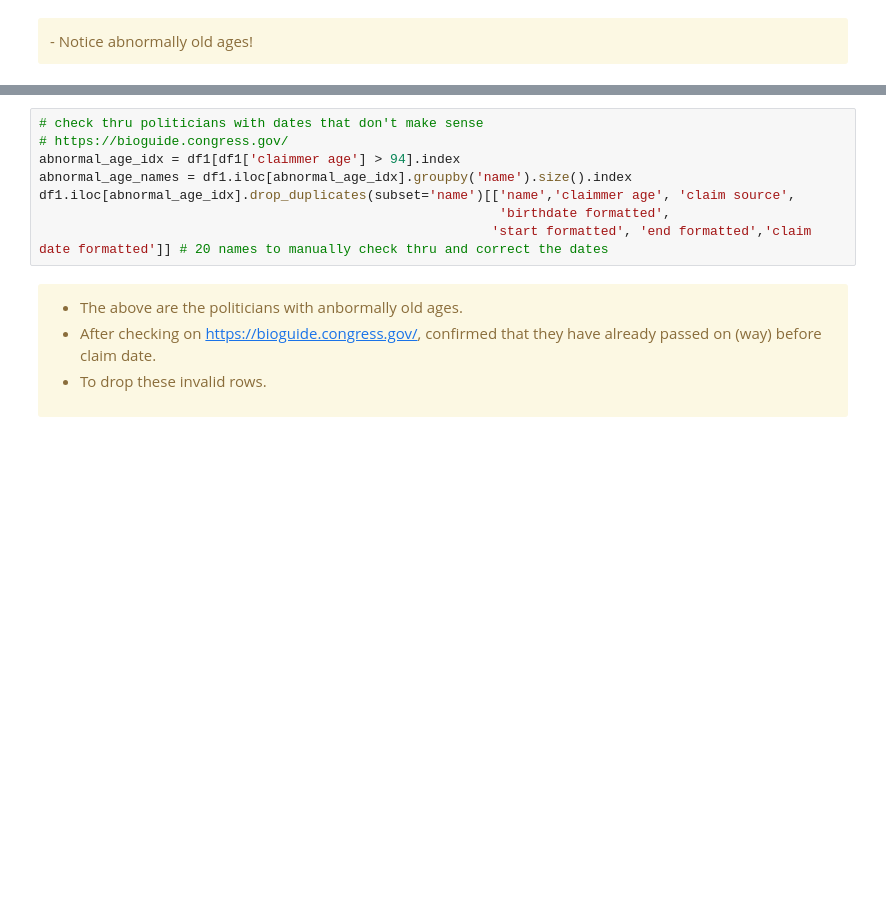
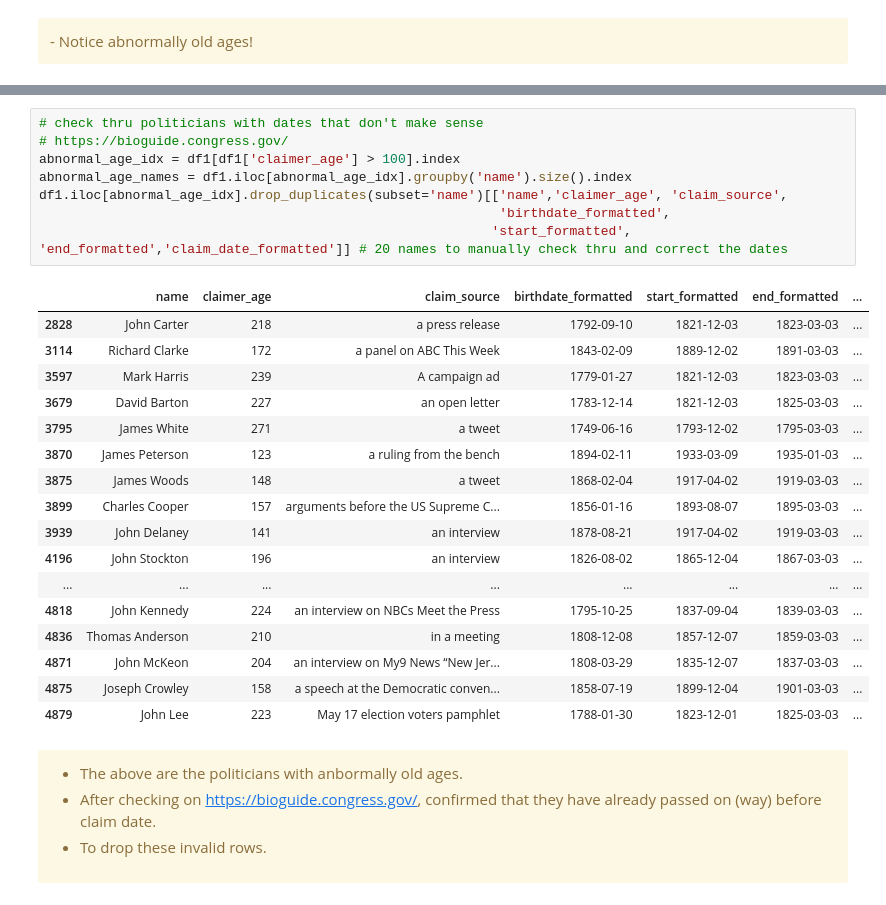
Before and after one commit to lohdaijiu/BT4222_FakeNewsClassifier, a Jupyter notebook: FeatureEngineering.ipynb, the cells around one changed output, grey strips where cells are left out. Drawn from its saved outputs; the diff is of its cells as text; blank space fills up the shorter version.

```diff
--- a/FeatureEngineering.ipynb
+++ b/FeatureEngineering.ipynb
@@ -83,11 +190,29 @@ df1.iloc[abnormal_age_idx].drop_duplicates(subset='name')
 # %%
 # check thru politicians with dates that don't make sense
 # https://bioguide.congress.gov/
-abnormal_age_idx = df1[df1['claimmer age'] > 94].index
+abnormal_age_idx = df1[df1['claimer_age'] > 100].index
 abnormal_age_names = df1.iloc[abnormal_age_idx].groupby('name').size().index
-df1.iloc[abnormal_age_idx].drop_duplicates(subset='name')[['name','claimmer age', 'claim source',
-                                                           'birthdate formatted',
-                                                          'start formatted', 'end formatted','claim date formatted']] # 20 names to manually check thru and correct the dates
+df1.iloc[abnormal_age_idx].drop_duplicates(subset='name')[['name','claimer_age', 'claim_source',
+                                                           'birthdate_formatted',
+                                                          'start_formatted', 'end_formatted','claim_date_formatted']] # 20 names to manually check thru and correct the dates
+# %% [output]
+|  | name | claimer_age | claim_source | birthdate_formatted | start_formatted | end_formatted | ... |
+| 2828 | John Carter | 218 | a press release | 1792-09-10 | 1821-12-03 | 1823-03-03 | ... |
+| 3114 | Richard Clarke | 172 | a panel on ABC This Week | 1843-02-09 | 1889-12-02 | 1891-03-03 | ... |
+| 3597 | Mark Harris | 239 | A campaign ad | 1779-01-27 | 1821-12-03 | 1823-03-03 | ... |
+| 3679 | David Barton | 227 | an open letter | 1783-12-14 | 1821-12-03 | 1825-03-03 | ... |
+| 3795 | James White | 271 | a tweet | 1749-06-16 | 1793-12-02 | 1795-03-03 | ... |
+| 3870 | James Peterson | 123 | a ruling from the bench | 1894-02-11 | 1933-03-09 | 1935-01-03 | ... |
+| 3875 | James Woods | 148 | a tweet | 1868-02-04 | 1917-04-02 | 1919-03-03 | ... |
+| 3899 | Charles Cooper | 157 | arguments before the US Supreme C... | 1856-01-16 | 1893-08-07 | 1895-03-03 | ... |
+| 3939 | John Delaney | 141 | an interview | 1878-08-21 | 1917-04-02 | 1919-03-03 | ... |
+| 4196 | John Stockton | 196 | an interview | 1826-08-02 | 1865-12-04 | 1867-03-03 | ... |
+| ... | ... | ... | ... | ... | ... | ... | ... |
+| 4818 | John Kennedy | 224 | an interview on NBCs Meet the Press | 1795-10-25 | 1837-09-04 | 1839-03-03 | ... |
+| 4836 | Thomas Anderson | 210 | in a meeting | 1808-12-08 | 1857-12-07 | 1859-03-03 | ... |
+| 4871 | John McKeon | 204 | an interview on My9 News “New Jer... | 1808-03-29 | 1835-12-07 | 1837-03-03 | ... |
+| 4875 | Joseph Crowley | 158 | a speech at the Democratic conven... | 1858-07-19 | 1899-12-04 | 1901-03-03 | ... |
+| 4879 | John Lee | 223 | May 17 election voters pamphlet | 1788-01-30 | 1823-12-01 | 1825-03-03 | ... |
 # %% [markdown]
 <div class="alert alert-warning">
 
```
Also changed, not shown: parts of 28 cells of this notebook, 1 other file.
